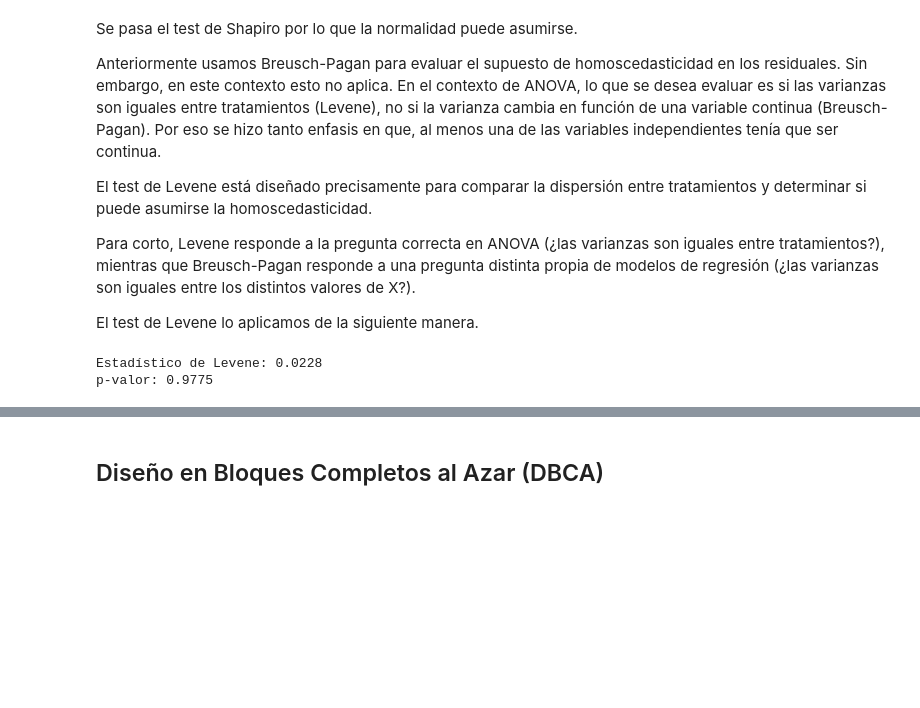
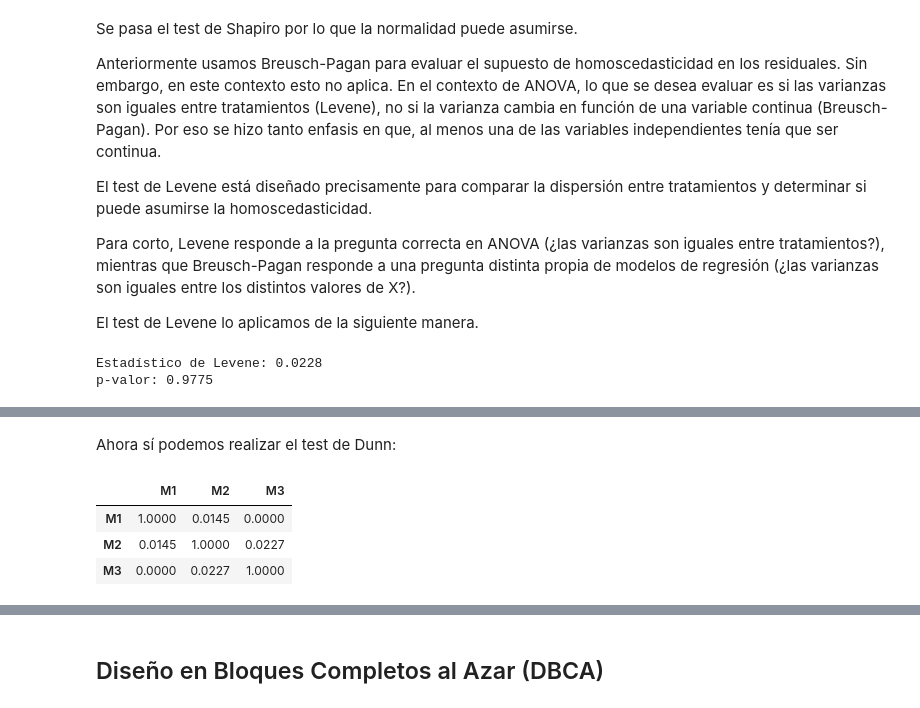
Before and after one commit to DrFaus/Estadistica2026B, a Jupyter notebook: DiseniosExperimentalesUnFactor.ipynb, the cells around one changed output, grey strips where cells are left out. Cells and saved outputs as stored; diff of their text form; code cells hidden in the pictures; blank space fills up the shorter version.

```diff
--- a/DiseniosExperimentalesUnFactor.ipynb
+++ b/DiseniosExperimentalesUnFactor.ipynb
@@ -526,0 +675,19 @@ No obstante, es importante señalar que los datos fueron obtenidos bajo un Dise
+# %% [markdown]
+Ahora sí podemos realizar el test de Dunn:
+# %%
+import scikit_posthocs as sp
+
+# Dunn test con corrección de Bonferroni
+resultado = sp.posthoc_dunn(
+    df,
+    val_col="calificacion",
+    group_col="metodo",
+    p_adjust="bonferroni"
+)
+
+resultado.round(4)
+# %% [output]
+|  | M1 | M2 | M3 |
+| M1 | 1.0000 | 0.0145 | 0.0000 |
+| M2 | 0.0145 | 1.0000 | 0.0227 |
+| M3 | 0.0000 | 0.0227 | 1.0000 |
```
Also changed, not shown: parts of 20 cells of this notebook.
